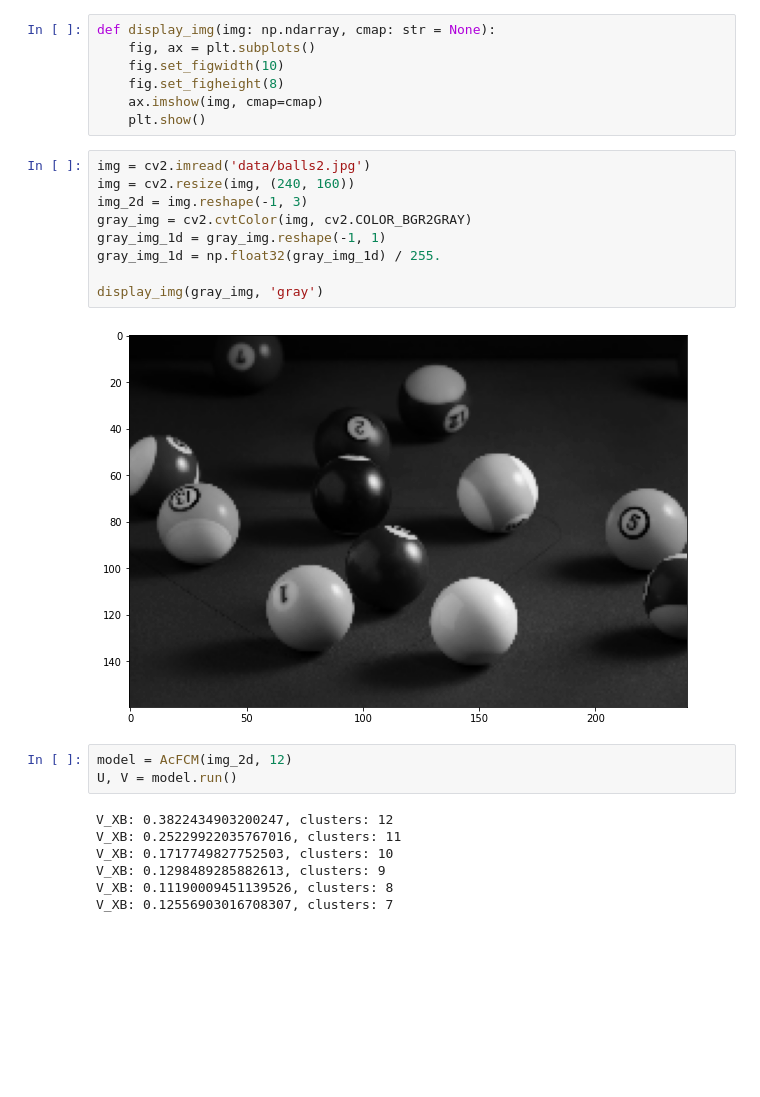
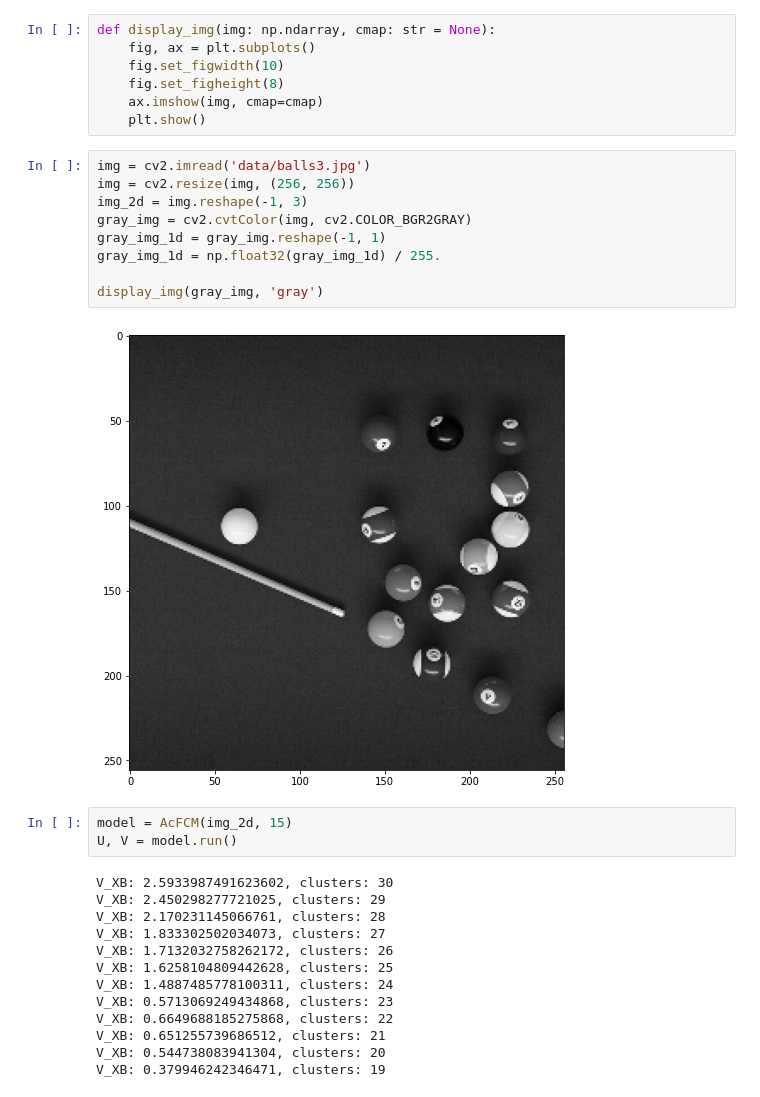
Before and after one commit to Mruzik1/EA-Ac-FCM-Implementation, a Jupyter notebook: image_segmentation.ipynb, the cells around one changed output. Cells and saved outputs as stored; diff of their text form; blank space fills up the shorter version.

```diff
--- a/image_segmentation.ipynb
+++ b/image_segmentation.ipynb
@@ -11,26 +11,32 @@ def display_img(img: np.ndarray, cmap: str = None):
     ax.imshow(img, cmap=cmap)
     plt.show()
 # %%
-img = cv2.imread('data/balls2.jpg')
-img = cv2.resize(img, (240, 160))
+img = cv2.imread('data/balls3.jpg')
+img = cv2.resize(img, (256, 256))
 img_2d = img.reshape(-1, 3)
 gray_img = cv2.cvtColor(img, cv2.COLOR_BGR2GRAY)
 gray_img_1d = gray_img.reshape(-1, 1)
 gray_img_1d = np.float32(gray_img_1d) / 255.
 
 display_img(gray_img, 'gray')
 # %% [output]
-[figure, old version]
+[figure, new version]
 # %%
-model = AcFCM(img_2d, 12)
+model = AcFCM(img_2d, 15)
 U, V = model.run()
 # %% [output]
-V_XB: 0.3822434903200247, clusters: 12
-V_XB: 0.25229922035767016, clusters: 11
-V_XB: 0.1717749827752503, clusters: 10
-V_XB: 0.1298489285882613, clusters: 9
-V_XB: 0.11190009451139526, clusters: 8
-V_XB: 0.12556903016708307, clusters: 7
+V_XB: 2.5933987491623602, clusters: 30
+V_XB: 2.450298277721025, clusters: 29
+V_XB: 2.170231145066761, clusters: 28
+V_XB: 1.833302502034073, clusters: 27
+V_XB: 1.7132032758262172, clusters: 26
+V_XB: 1.6258104809442628, clusters: 25
+V_XB: 1.4887485778100311, clusters: 24
+V_XB: 0.5713069249434868, clusters: 23
+V_XB: 0.6649688185275868, clusters: 22
+V_XB: 0.651255739686512, clusters: 21
+V_XB: 0.544738083941304, clusters: 20
+V_XB: 0.379946242346471, clusters: 19
 # %%
 labels = np.argmax(U, axis=1).reshape(gray_img.shape)
 display_img(labels, 'gray')
```
Also changed, not shown: parts of 1 cell of this notebook, 3 other files.
